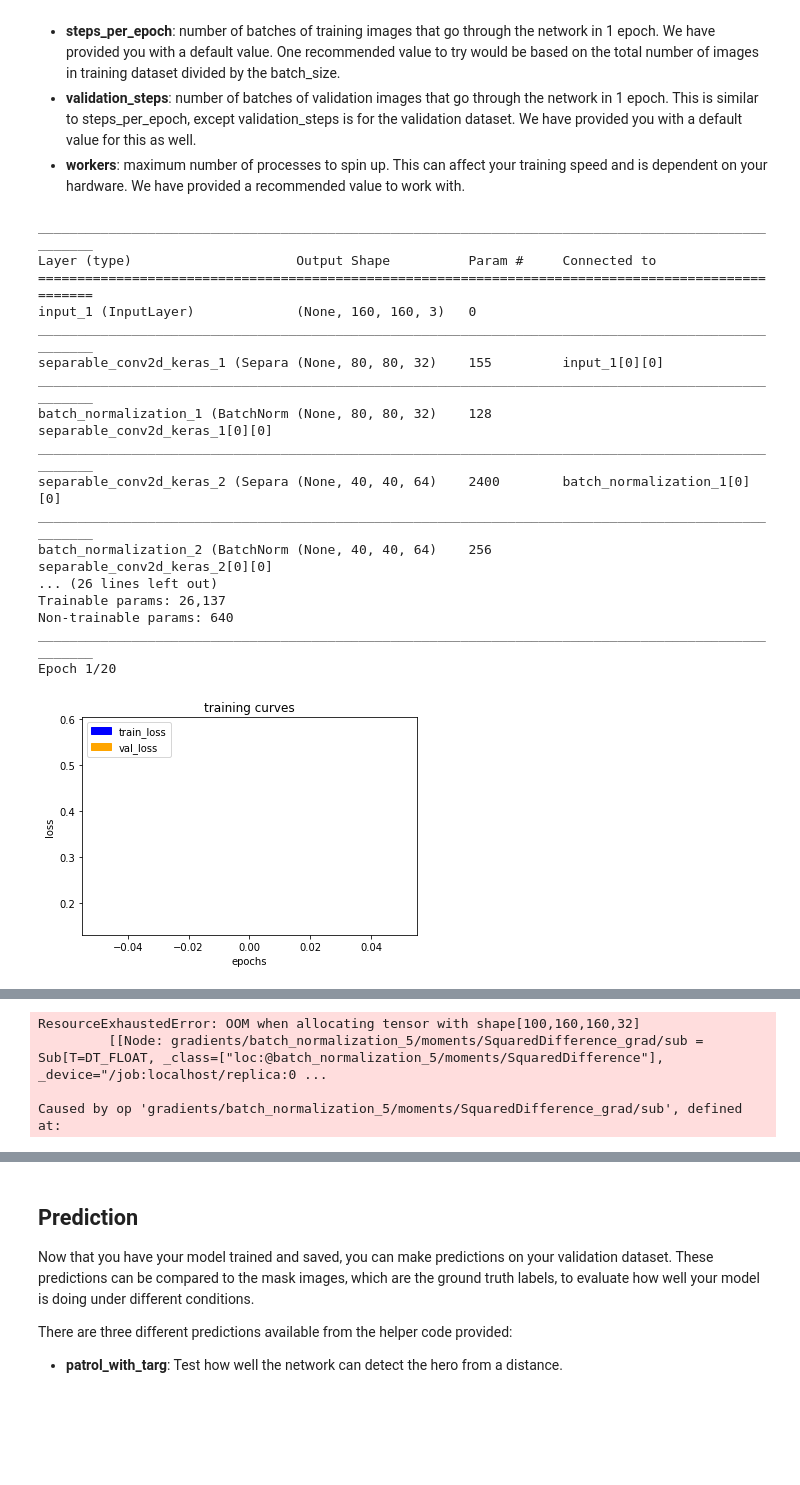
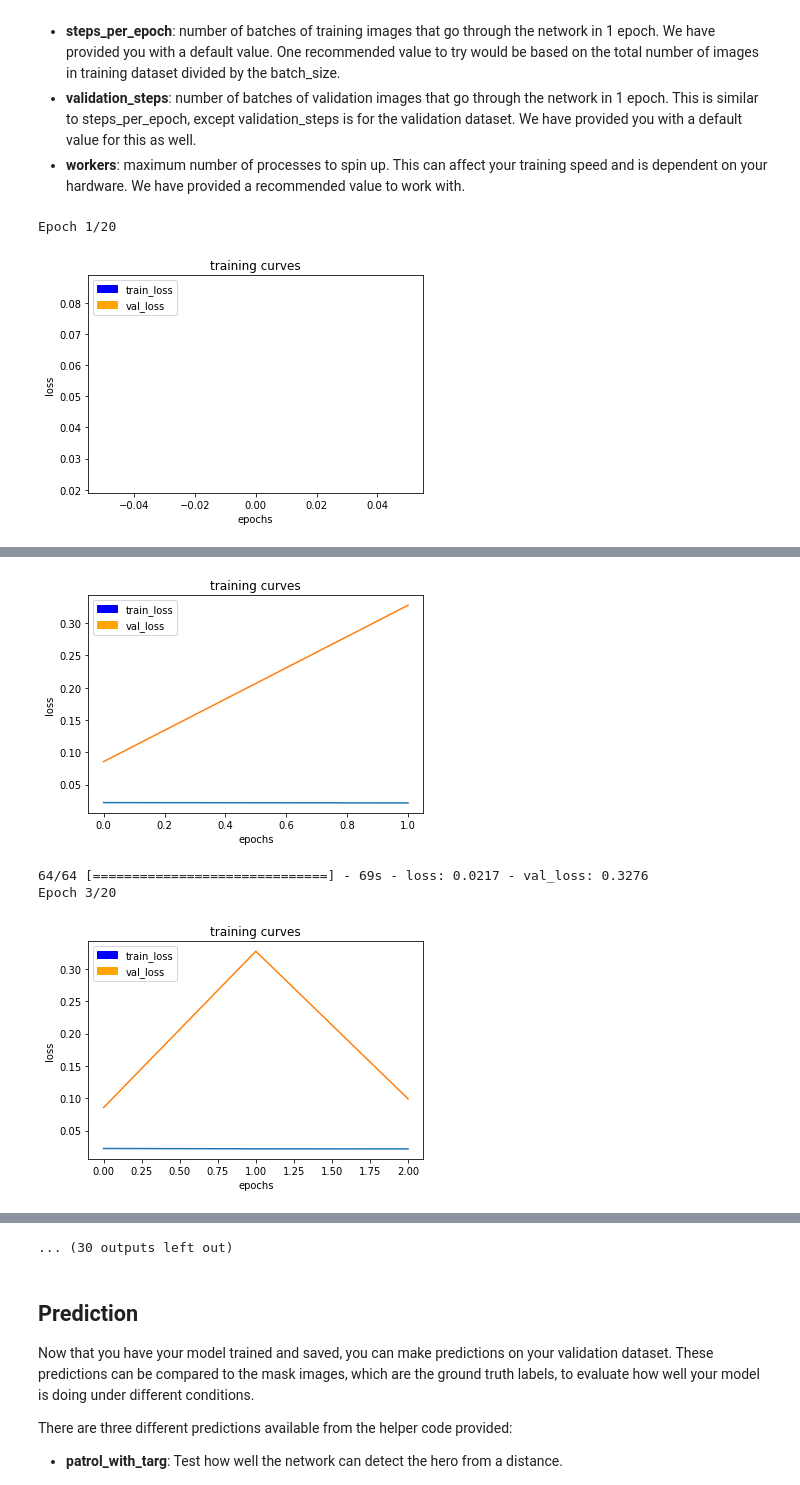
Before and after one commit to MyGitHubSite/RoboND-Project4-Follow-Me, a Jupyter notebook: model_training.ipynb, the cells around one changed output, grey strips where cells are left out. Saved outputs shown, nothing was run; the diff lists cells and outputs as text; code cells hidden in the pictures; blank space fills up the shorter version.

```diff
--- a/model_training.ipynb
+++ b/model_training.ipynb
@@ -93,10 +92,11 @@ def decoder_block(small_ip_layer, large_ip_layer, filters):
 
     # TODO Concatenate the upsampled and large input layers using layers.concatenate
     concat = layers.concatenate([upsample, large_ip_layer])
-
     # TODO Add some number of separable convolution layers
     c1 = separable_conv2d_batchnorm(concat, filters=filters, strides=1)
-    output_layer = c1
+    c2 = separable_conv2d_batchnorm(c1, filters=filters, strides=1)
+    c3 = separable_conv2d_batchnorm(c2, filters=filters, strides=1)
+    output_layer = c3
 
     return output_layer
 # %% [markdown]
@@ -229,59 +155,42 @@ Define and tune your hyperparameters.
 - **validation_steps**: number of batches of validation images that go through the network in 1 epoch. This is similar to steps_per_epoch, except validation_steps is for the validation dataset. We have provided you with a default value for this as well.
 - **workers**: maximum number of processes to spin up. This can affect your training speed and is dependent on your hardware. We have provided a recommended value to work with.
 # %%
-learning_rate = 0.005   # 0.001
-batch_size = 100    # 64
-num_epochs = 20         # 15
-steps_per_epoch =  4131//batch_size+1    # 1000
-validation_steps = 1184//batch_size+1   # 50
-workers = 4             # 4
+learning_rate = 0.01
+batch_size = 64
+num_epochs = 20
+steps_per_epoch = 4131 // batch_size
+validation_steps = 1184 // batch_size
+workers = 2
 # %%
-%%time
 """
 DON'T MODIFY ANYTHING IN THIS CELL THAT IS BELOW THIS LINE
 """
+
 # Define the Keras model and compile it for training
 model = models.Model(inputs=inputs, outputs=output_layer)
-model.summary()
 
 model.compile(optimizer=keras.optimizers.Adam(learning_rate), loss='categorical_crossentropy')
 
 # Data iterators for loading the training and validation data
 train_iter = data_iterator.BatchIteratorSimple(batch_size=batch_size,
-                                               data_folder=os.path.join('..', 'data', 'train_combined'),
+                                               data_folder=os.path.join('..', 'data', 'train'),
                                                image_shape=image_shape,
                                                shift_aug=True)
 
 val_iter = data_iterator.BatchIteratorSimple(batch_size=batch_size,
                                              data_folder=os.path.join('..', 'data', 'validation'),
                                              image_shape=image_shape)
 
 logger_cb = plotting_tools.LoggerPlotter()
 callbacks = [logger_cb]
 
 model.fit_generator(train_iter,
-                    steps_per_epoch = steps_per_epoch, # the number of batches per epoch,
-                    epochs = num_epochs, # the number of epochs to train for,
-                    validation_data = val_iter, # validation iterator
-                    validation_steps = validation_steps, # the number of batches to validate on
+                    steps_per_epoch = steps_per_epoch,              # the number of batches per epoch,
+                    epochs = num_epochs,                            # the number of epochs to train for,
+                    validation_data = val_iter,                     # validation iterator
+                    validation_steps = validation_steps,            # the number of batches to validate on
                     callbacks=callbacks,
                     workers = workers)
 # %% [output]
-____________________________________________________________________________________________________
-Layer (type)                     Output Shape          Param #     Connected to
-====================================================================================================
-input_1 (InputLayer)             (None, 160, 160, 3)   0
-____________________________________________________________________________________________________
-separable_conv2d_keras_1 (Separa (None, 80, 80, 32)    155         input_1[0][0]
-____________________________________________________________________________________________________
-batch_normalization_1 (BatchNorm (None, 80, 80, 32)    128         separable_conv2d_keras_1[0][0]
-____________________________________________________________________________________________________
-separable_conv2d_keras_2 (Separa (None, 40, 40, 64)    2400        batch_normalization_1[0][0]
-____________________________________________________________________________________________________
-batch_normalization_2 (BatchNorm (None, 40, 40, 64)    256         separable_conv2d_keras_2[0][0]
-... (26 lines left out)
-Trainable params: 26,137
-Non-trainable params: 640
-____________________________________________________________________________________________________
 Epoch 1/20
-[figure, old version]
+[figure, new version]
@@ -289,5 +198,5 @@ Epoch 1/20
 Epoch 2/20
+[figure, added]
-ResourceExhaustedError: OOM when allocating tensor with shape[100,160,160,32]
-         [[Node: gradients/batch_normalization_5/moments/SquaredDifference_grad/sub = Sub[T=DT_FLOAT, _class=["loc:@batch_normalization_5/moments/SquaredDifference"], _device="/job:localhost/replica:0 ...
-
-Caused by op 'gradients/batch_normalization_5/moments/SquaredDifference_grad/sub', defined at:
+64/64 [==============================] - 69s - loss: 0.0217 - val_loss: 0.3276
+Epoch 3/20
+[figure, added]
@@ -294,2 +212,3 @@ Caused by op 'gradients/batch_normalization_5/moments/SquaredDifference_grad/sub
+... (30 outputs left out)
 # %%
 # Save your trained model weights
```
Also changed, not shown: parts of 18 cells of this notebook, 2 other files.
